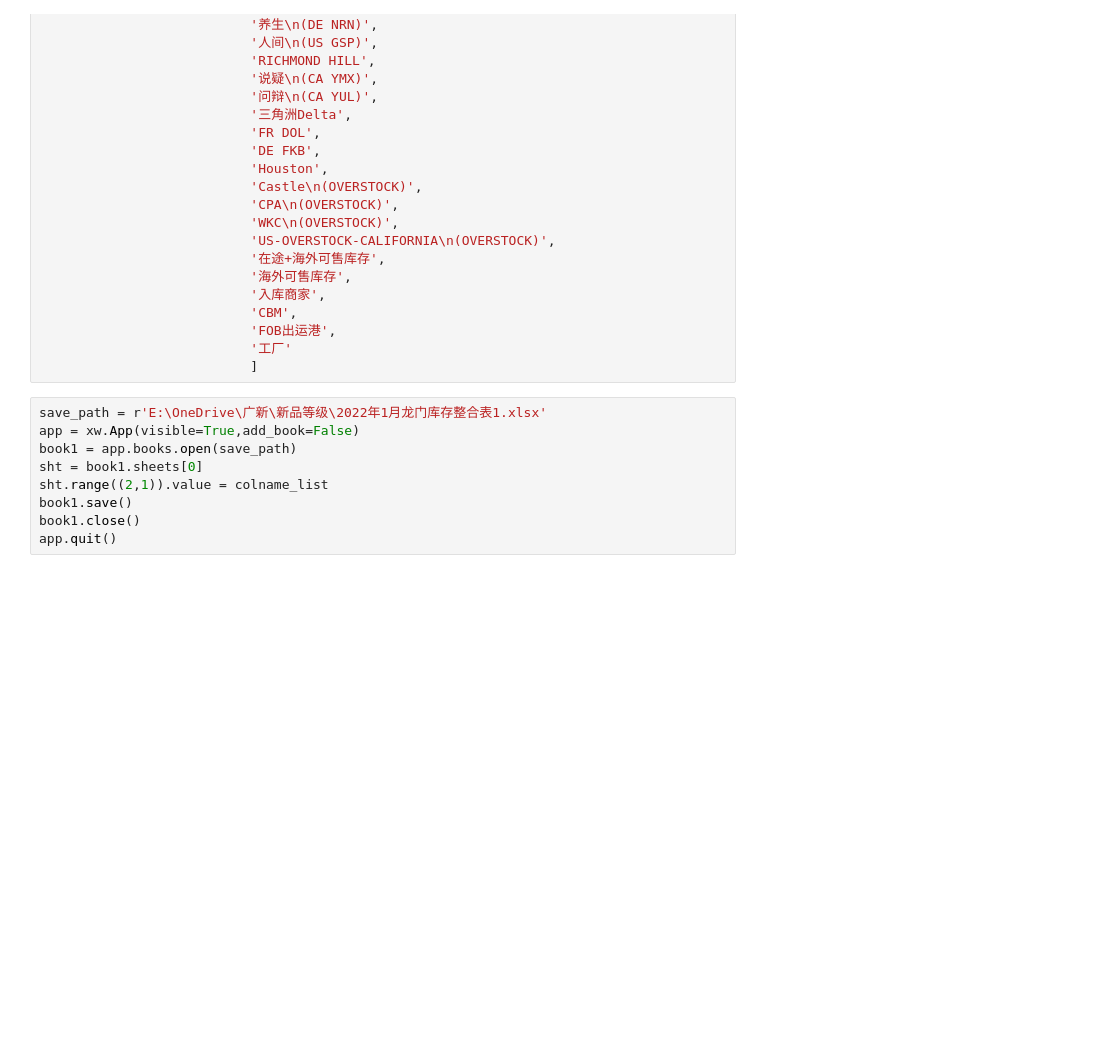
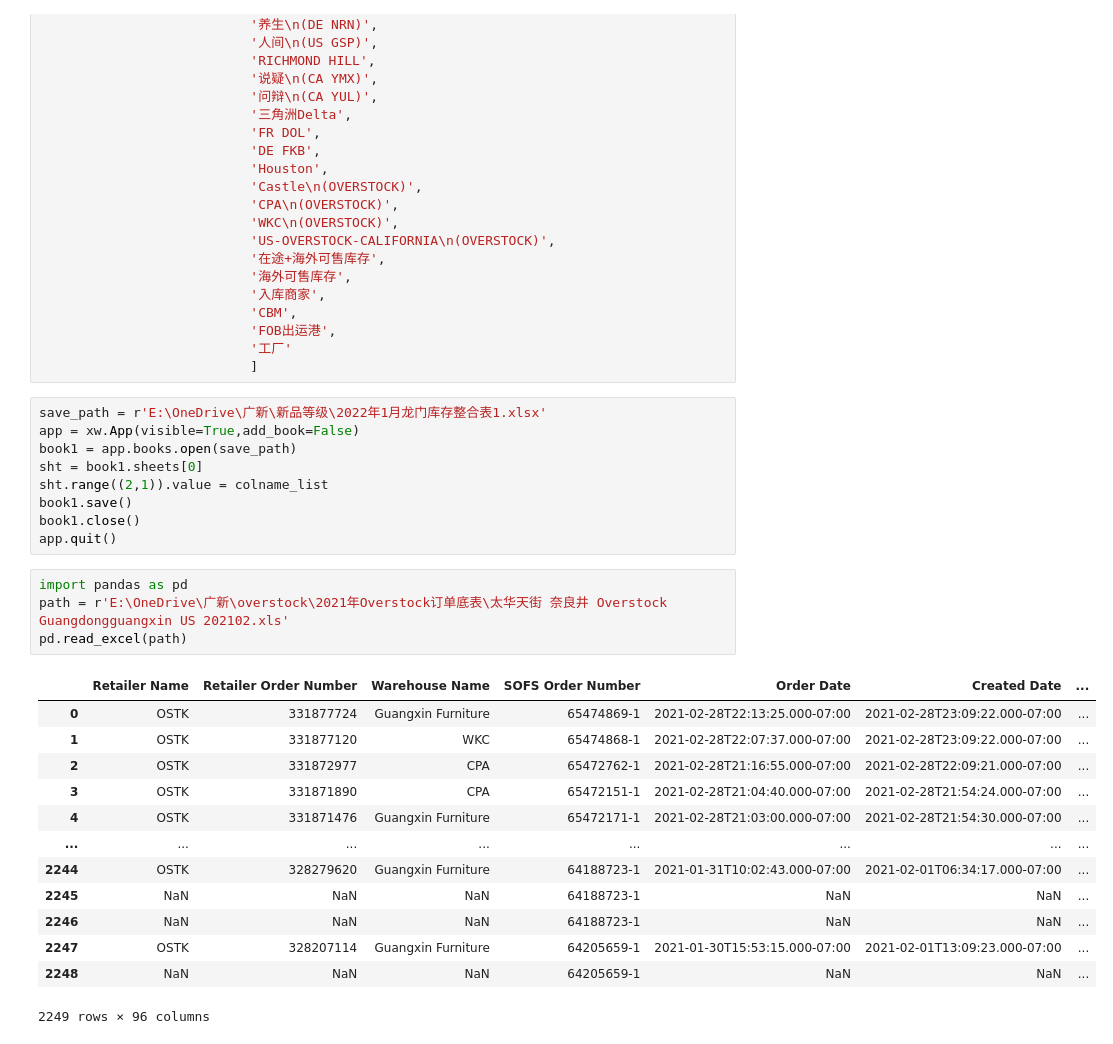
Before and after one commit to jasonwho321/Guangxin, a Jupyter notebook: 2.ipynb, the cells around one changed output. Drawn from its saved outputs; the diff is of its cells as text; blank space fills up the shorter version.

```diff
--- a/2.ipynb
+++ b/2.ipynb
@@ -124,3 +124,21 @@ sht.range((2,1)).value = colname_list
 book1.save()
 book1.close()
 app.quit()
+# %%
+import pandas as pd
+path = r'E:\OneDrive\广新\overstock\2021年Overstock订单底表\太华天街 奈良井 Overstock Guangdongguangxin US 202102.xls'
+pd.read_excel(path)
+# %% [output]
+|  | Retailer Name | Retailer Order Number | Warehouse Name | SOFS Order Number | Order Date | Created Date | ... |
+| 0 | OSTK | 331877724 | Guangxin Furniture | 65474869-1 | 2021-02-28T22:13:25.000-07:00 | 2021-02-28T23:09:22.000-07:00 | ... |
+| 1 | OSTK | 331877120 | WKC | 65474868-1 | 2021-02-28T22:07:37.000-07:00 | 2021-02-28T23:09:22.000-07:00 | ... |
+| 2 | OSTK | 331872977 | CPA | 65472762-1 | 2021-02-28T21:16:55.000-07:00 | 2021-02-28T22:09:21.000-07:00 | ... |
+| 3 | OSTK | 331871890 | CPA | 65472151-1 | 2021-02-28T21:04:40.000-07:00 | 2021-02-28T21:54:24.000-07:00 | ... |
+| 4 | OSTK | 331871476 | Guangxin Furniture | 65472171-1 | 2021-02-28T21:03:00.000-07:00 | 2021-02-28T21:54:30.000-07:00 | ... |
+| ... | ... | ... | ... | ... | ... | ... | ... |
+| 2244 | OSTK | 328279620 | Guangxin Furniture | 64188723-1 | 2021-01-31T10:02:43.000-07:00 | 2021-02-01T06:34:17.000-07:00 | ... |
+| 2245 | NaN | NaN | NaN | 64188723-1 | NaN | NaN | ... |
+| 2246 | NaN | NaN | NaN | 64188723-1 | NaN | NaN | ... |
+| 2247 | OSTK | 328207114 | Guangxin Furniture | 64205659-1 | 2021-01-30T15:53:15.000-07:00 | 2021-02-01T13:09:23.000-07:00 | ... |
+| 2248 | NaN | NaN | NaN | 64205659-1 | NaN | NaN | ... |
+2249 rows × 96 columns
```
Also changed, not shown: parts of 4 cells of this notebook, 7 other files.
